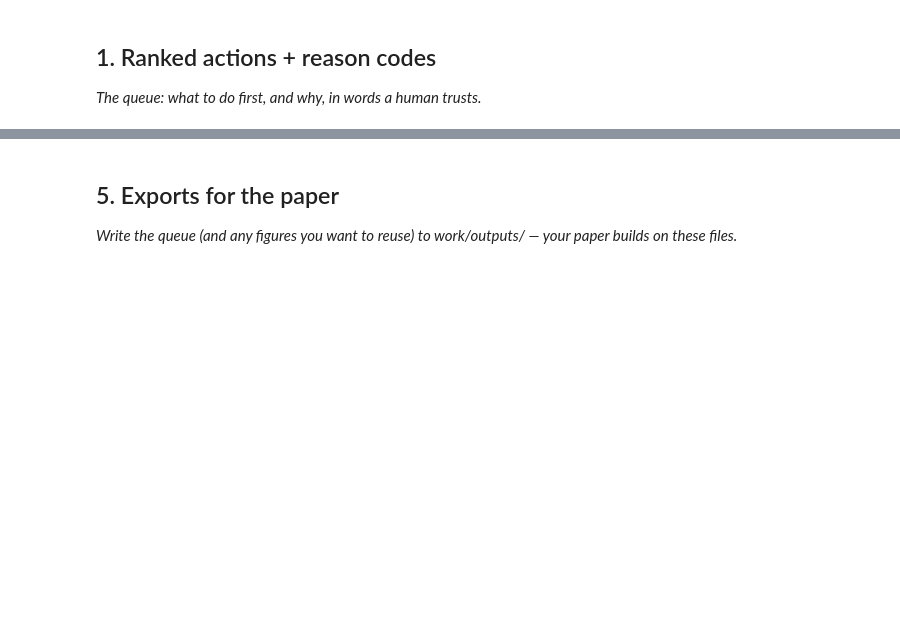
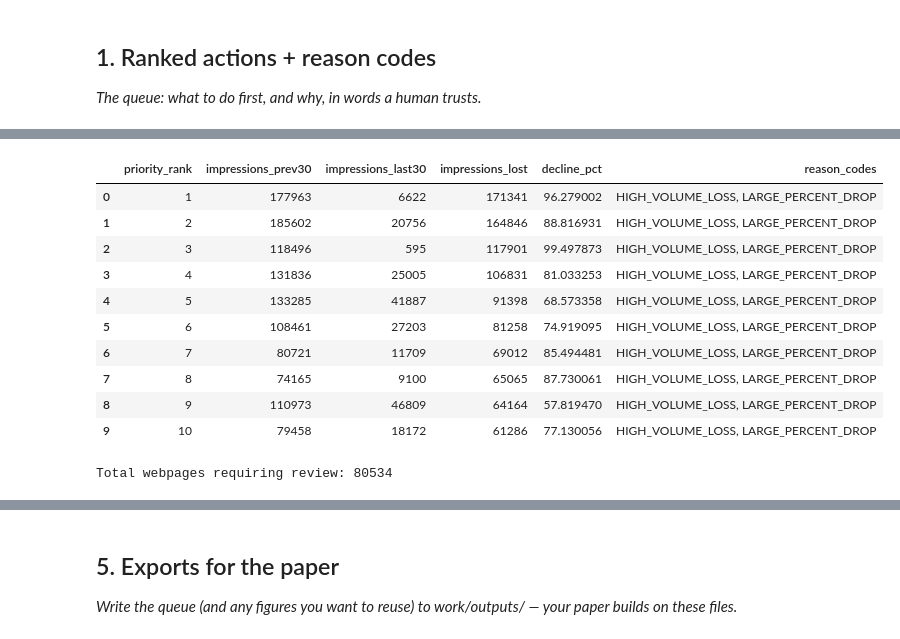
Before and after one commit to barak-hub/flyrank-ml-internship, a Jupyter notebook: work/notebooks/w07_action_playbook.ipynb, the cells around one changed output, grey strips where cells are left out. Saved outputs shown, nothing was run; the diff lists cells and outputs as text; code cells hidden in the pictures; blank space fills up the shorter version.

Commit message:
Complete ML-10 content action playbook

```diff
--- a/work/notebooks/w07_action_playbook.ipynb
+++ b/work/notebooks/w07_action_playbook.ipynb
@@ -12,0 +108,77 @@ This skeleton is yours to fill. Work the sections **in order** — each one has
+# %%
+
+# Week 7 — Section 1: Ranked SEO Action Queue
+
+# Only webpages with observed declines
+declining_pages = page_df[
+    page_df["declining_impressions"] == 1
+].copy()
+
+# Absolute number of impressions lost
+declining_pages["impressions_lost"] = (
+    -declining_pages["impression_change"]
+)
+
+# Create transparent reason codes
+def assign_reason_codes(row):
+    reasons = []
+
+    if row["impressions_lost"] >= 100:
+        reasons.append("HIGH_VOLUME_LOSS")
+
+    if row["decline_pct"] >= 30:
+        reasons.append("LARGE_PERCENT_DROP")
+
+    if row["impressions_prev30"] < 20:
+        reasons.append("LOW_BASELINE")
+
+    if not reasons:
+        reasons.append("MODERATE_DECLINE")
+
+    return ", ".join(reasons)
+
+declining_pages["reason_codes"] = (
+    declining_pages.apply(assign_reason_codes, axis=1)
+)
+
+# Rank by absolute impression loss
+action_queue = (
+    declining_pages.sort_values(
+        "impressions_lost",
+        ascending=False
+    )
+    .reset_index(drop=True)
+)
+
+action_queue["priority_rank"] = (
+    action_queue.index + 1
+)
+
+# Display top 10 without client identifiers
+display(
+    action_queue[
+        [
+            "priority_rank",
+            "impressions_prev30",
+            "impressions_last30",
+            "impressions_lost",
+            "decline_pct",
+            "reason_codes"
+        ]
+    ].head(10)
+)
+
+print("Total webpages requiring review:", len(action_queue))
+# %% [output]
+|  | priority_rank | impressions_prev30 | impressions_last30 | impressions_lost | decline_pct | reason_codes |
+| 0 | 1 | 177963 | 6622 | 171341 | 96.279002 | HIGH_VOLUME_LOSS, LARGE_PERCENT_DROP |
+| 1 | 2 | 185602 | 20756 | 164846 | 88.816931 | HIGH_VOLUME_LOSS, LARGE_PERCENT_DROP |
+| 2 | 3 | 118496 | 595 | 117901 | 99.497873 | HIGH_VOLUME_LOSS, LARGE_PERCENT_DROP |
+| 3 | 4 | 131836 | 25005 | 106831 | 81.033253 | HIGH_VOLUME_LOSS, LARGE_PERCENT_DROP |
+| 4 | 5 | 133285 | 41887 | 91398 | 68.573358 | HIGH_VOLUME_LOSS, LARGE_PERCENT_DROP |
+| 5 | 6 | 108461 | 27203 | 81258 | 74.919095 | HIGH_VOLUME_LOSS, LARGE_PERCENT_DROP |
+| 6 | 7 | 80721 | 11709 | 69012 | 85.494481 | HIGH_VOLUME_LOSS, LARGE_PERCENT_DROP |
+| 7 | 8 | 74165 | 9100 | 65065 | 87.730061 | HIGH_VOLUME_LOSS, LARGE_PERCENT_DROP |
+| 8 | 9 | 110973 | 46809 | 64164 | 57.819470 | HIGH_VOLUME_LOSS, LARGE_PERCENT_DROP |
+| 9 | 10 | 79458 | 18172 | 61286 | 77.130056 | HIGH_VOLUME_LOSS, LARGE_PERCENT_DROP |
+Total webpages requiring review: 80534
```
Also changed, not shown: parts of 15 cells of this notebook.
